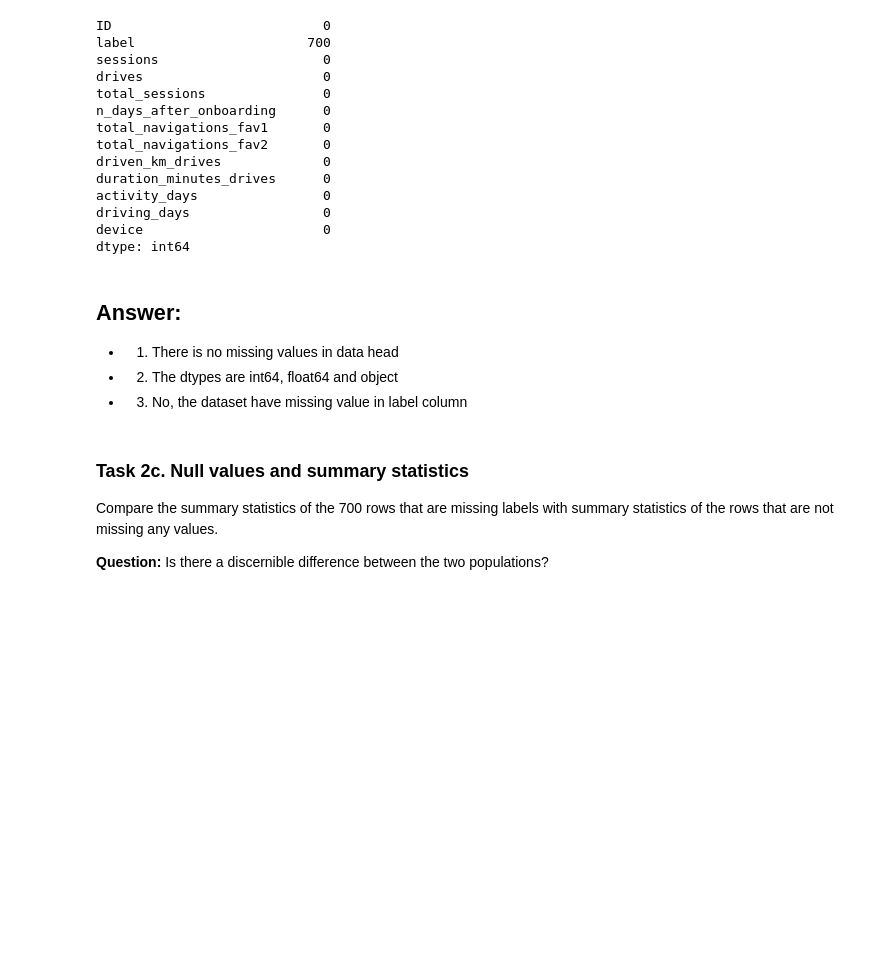
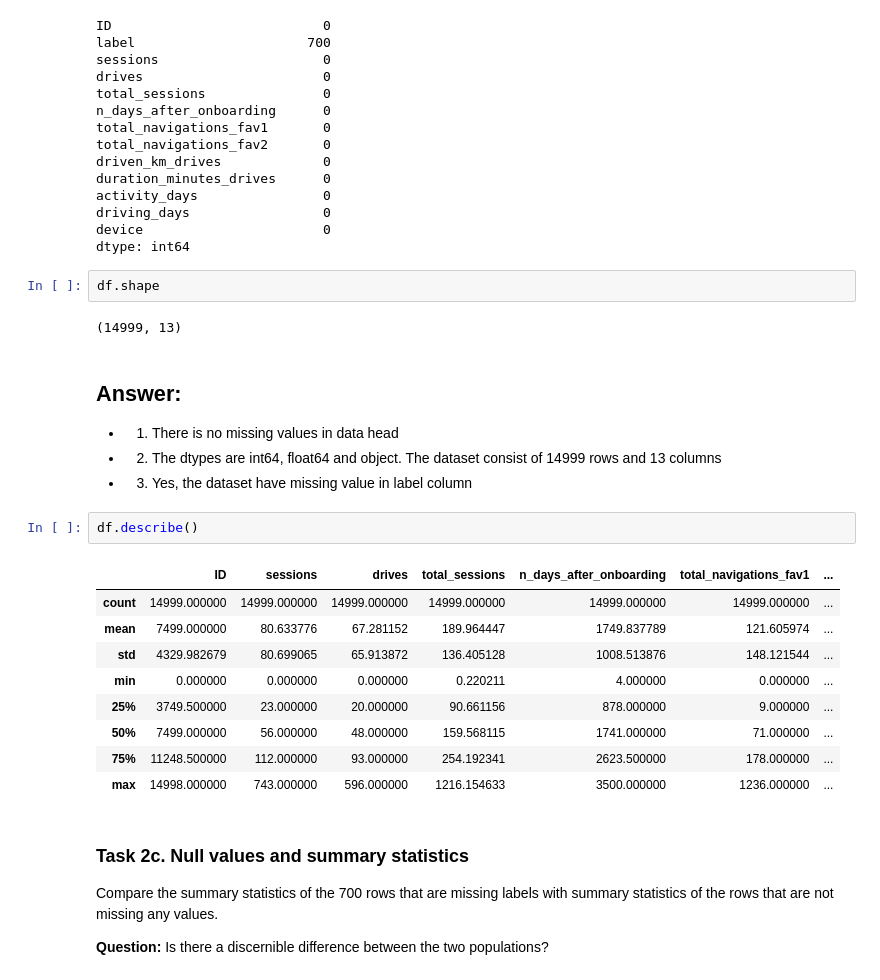
Before and after one commit to Gengsu07/Google_Advanced_Data_Analytics, a Jupyter notebook: 2.Getting Started Python/Project_WAZE/Activity_Course 2 Waze project lab.ipynb, the cells around one changed output. Saved outputs shown, nothing was run; the diff lists cells and outputs as text; blank space fills up the shorter version.

```diff
--- a/2.Getting Started Python/Project_WAZE/Activity_Course 2 Waze project lab.ipynb
+++ b/2.Getting Started Python/Project_WAZE/Activity_Course 2 Waze project lab.ipynb
@@ -162,12 +162,28 @@ activity_days                0
 driving_days                 0
 device                       0
 dtype: int64
+# %%
+df.shape
+# %% [output]
+(14999, 13)
 # %% [markdown]
 ## Answer:
 
 - 1. There is no missing values in data head
-- 2. The dtypes are int64, float64 and object
-- 3. No, the dataset have missing value in label column
+- 2. The dtypes are int64, float64 and object. The dataset consist of 14999 rows and 13 columns
+- 3. Yes, the dataset have missing value in label column
+# %%
+df.describe()
+# %% [output]
+|  | ID | sessions | drives | total_sessions | n_days_after_onboarding | total_navigations_fav1 | ... |
+| count | 14999.000000 | 14999.000000 | 14999.000000 | 14999.000000 | 14999.000000 | 14999.000000 | ... |
+| mean | 7499.000000 | 80.633776 | 67.281152 | 189.964447 | 1749.837789 | 121.605974 | ... |
+| std | 4329.982679 | 80.699065 | 65.913872 | 136.405128 | 1008.513876 | 148.121544 | ... |
+| min | 0.000000 | 0.000000 | 0.000000 | 0.220211 | 4.000000 | 0.000000 | ... |
+| 25% | 3749.500000 | 23.000000 | 20.000000 | 90.661156 | 878.000000 | 9.000000 | ... |
+| 50% | 7499.000000 | 56.000000 | 48.000000 | 159.568115 | 1741.000000 | 71.000000 | ... |
+| 75% | 11248.500000 | 112.000000 | 93.000000 | 254.192341 | 2623.500000 | 178.000000 | ... |
+| max | 14998.000000 | 743.000000 | 596.000000 | 1216.154633 | 3500.000000 | 1236.000000 | ... |
 # %% [markdown]
 ### **Task 2c. Null values and summary statistics**
 
```
Also changed, not shown: parts of 11 cells of this notebook, 8 other files.
